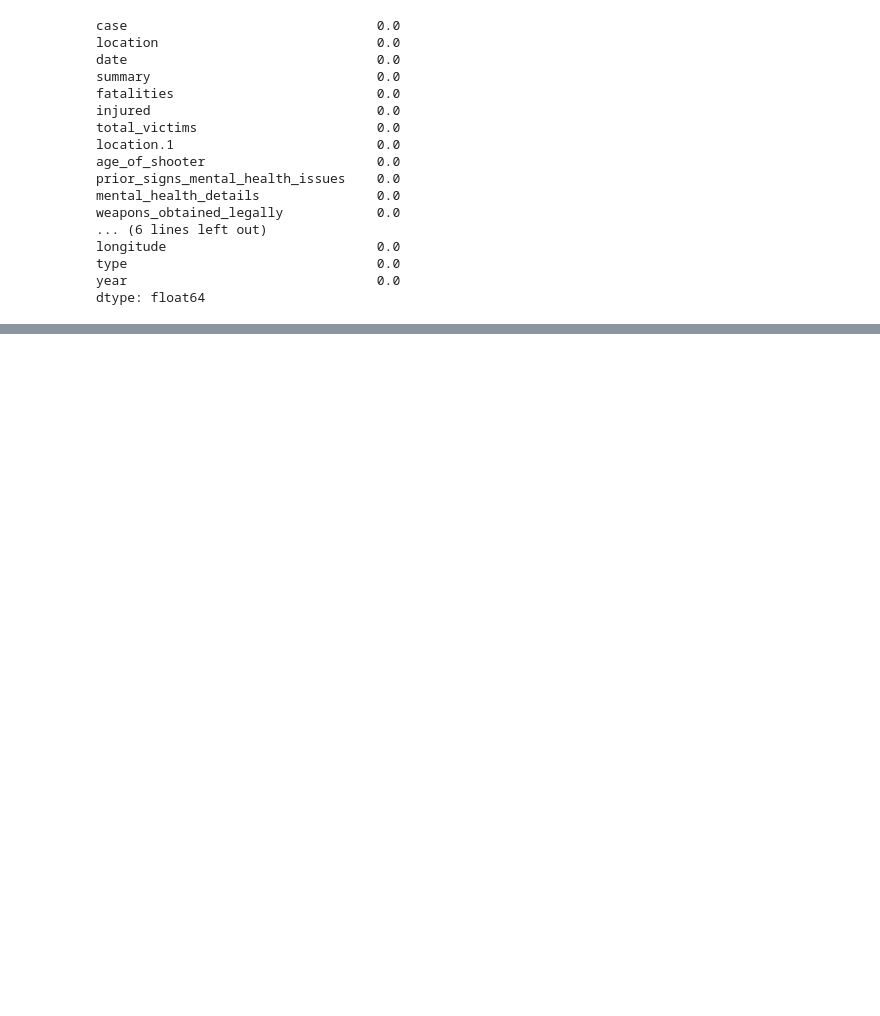
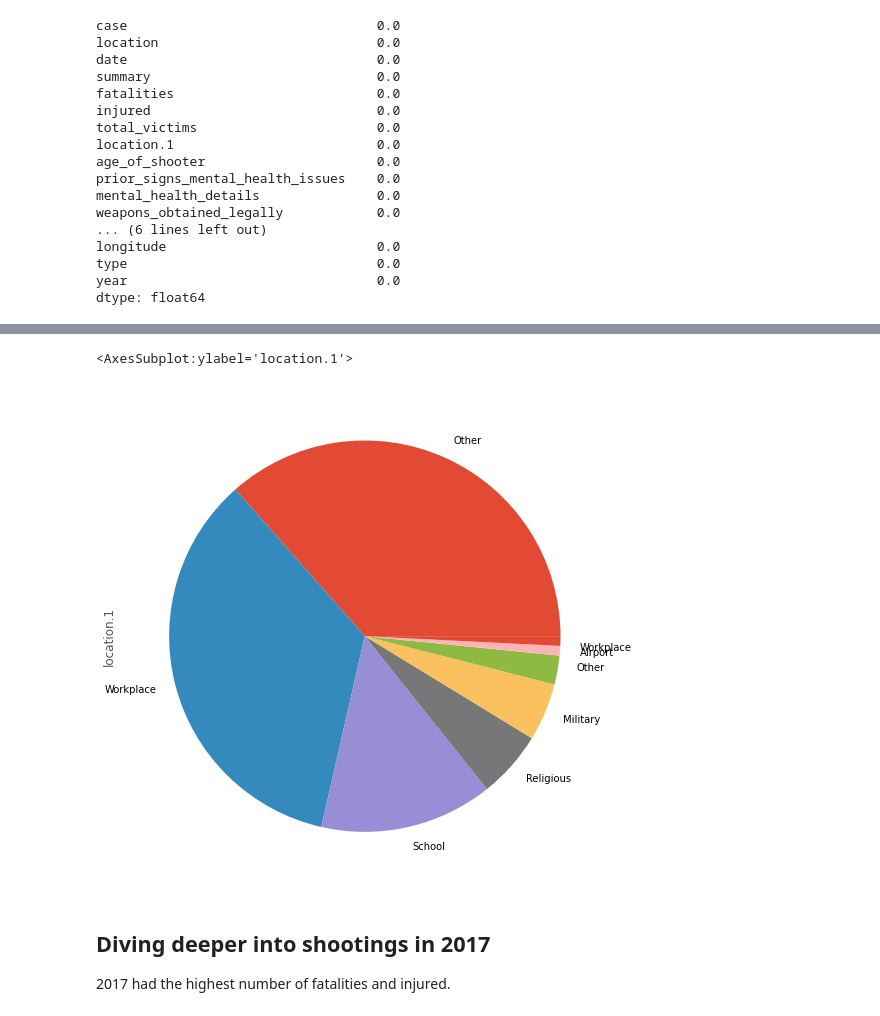
Before and after one commit to AlexAbdullah/project_redux, a Jupyter notebook: kt_mass_shooting_analysis.ipynb, the cells around one changed output, grey strips where cells are left out. Saved outputs shown, nothing was run; the diff lists cells and outputs as text; code cells hidden in the pictures; blank space fills up the shorter version.

```diff
--- a/kt_mass_shooting_analysis.ipynb
+++ b/kt_mass_shooting_analysis.ipynb
@@ -100,3 +126,13 @@ fatality_per_year.plot(kind='line',x='year',y='fatalities',figsize=(15,5))
+# %%
+# Count the frequency of shootings per state
+state_cleaned = shootings_df['location.1'].value_counts()
+state_cleaned.plot(kind='pie',figsize=(9,9))
+# %% [output]
+<AxesSubplot:ylabel='location.1'>
+[figure, added]
+# %% [markdown]
+## Diving deeper into shootings in 2017
+2017 had the highest number of fatalities and injured.
 # %%
 data_2017 = shootings_df_cleaned['year'] == 2017
 shootings_df_2017 = shootings_df_cleaned[data_2017]
```
Also changed, not shown: parts of 20 cells of this notebook.
